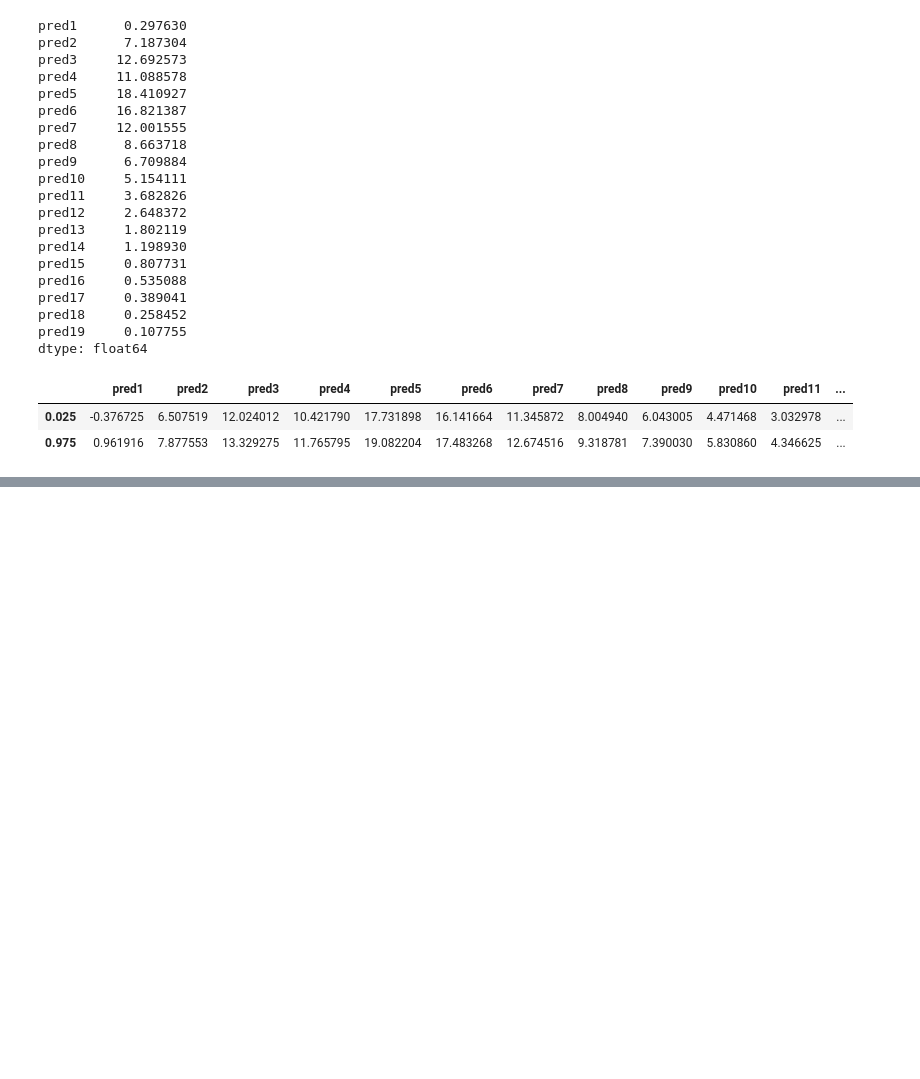
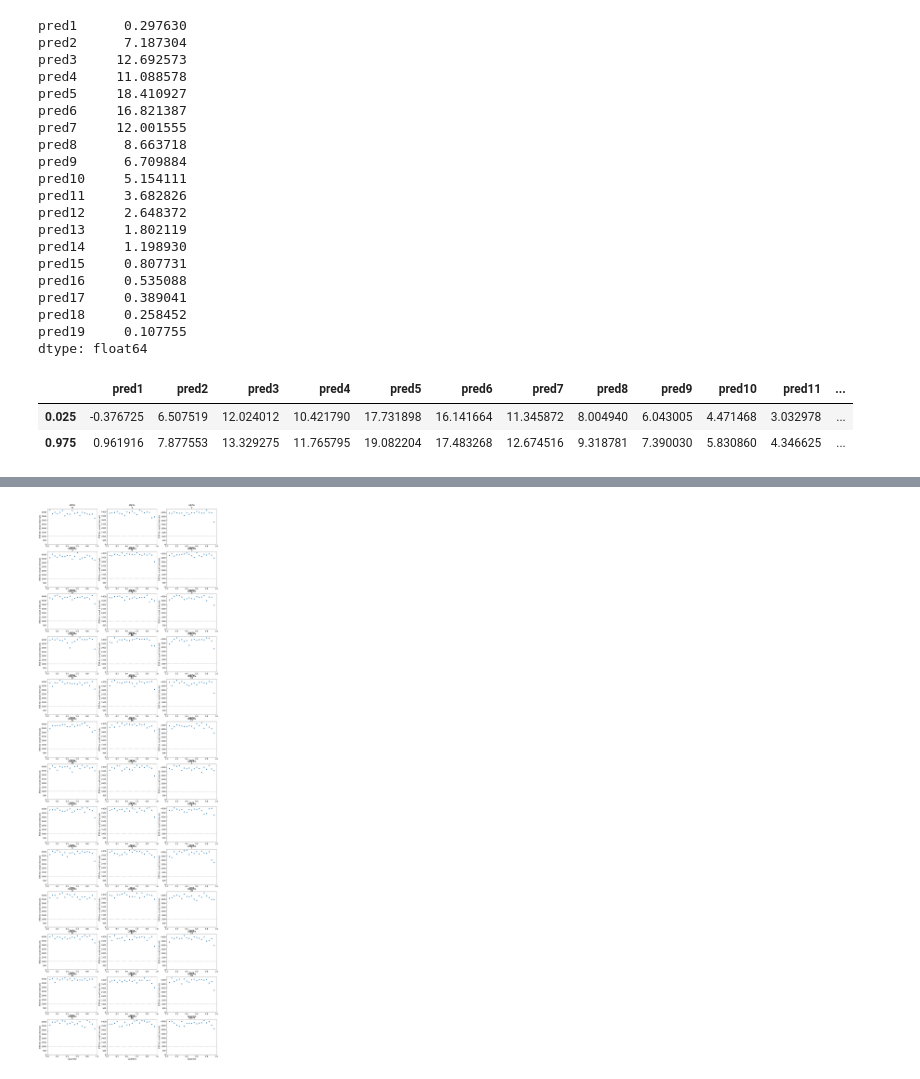
Before and after one commit to Eliasmantykoski/BDA-project, a Jupyter notebook: stan.ipynb, the cells around one changed output, grey strips where cells are left out. Cells and saved outputs as stored; diff of their text form; code cells hidden in the pictures; blank space fills up the shorter version.

```diff
--- a/stan.ipynb
+++ b/stan.ipynb
@@ -344,0 +459,5 @@ az.summary(fit_hier)
+# %%
+hier_idata = az.from_pystan(posterior=fit_hier)
+az.plot_ess(hier_idata, var_names=['alpha', 'beta', 'sigma'], kind='local', min_ess=1000);
+# %% [output]
+[figure, added]
```
Also changed, not shown: parts of 24 cells of this notebook.
